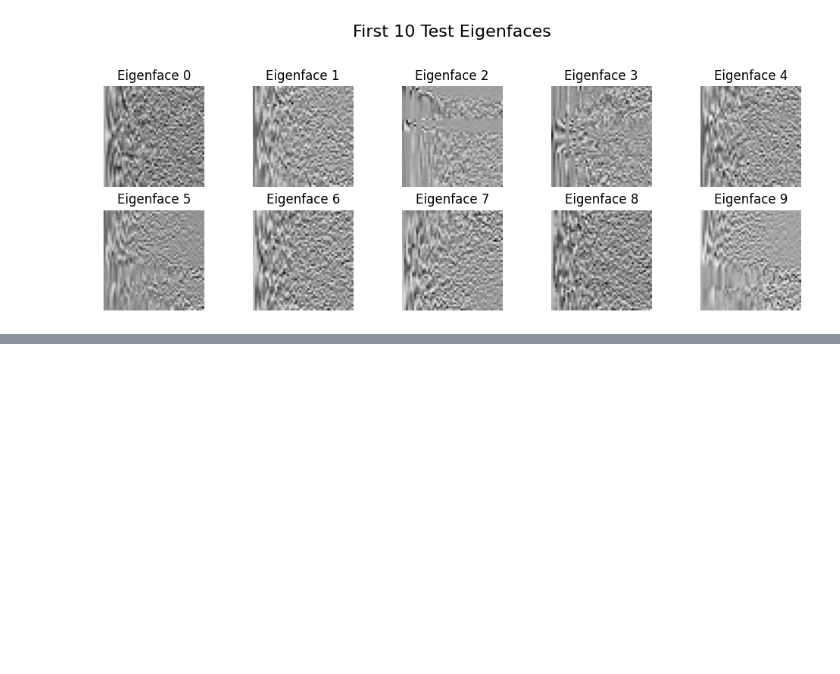
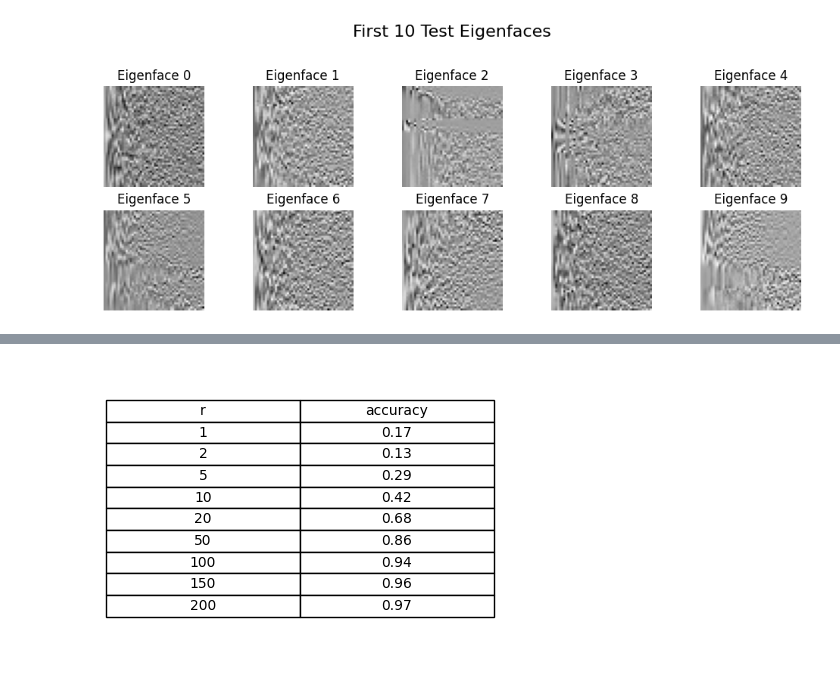
Before and after one commit to JiwonJJeong/CT-applied-machine-learning, a Jupyter notebook: hw-4/eigenface.ipynb, the cells around one changed output, grey strips where cells are left out. Saved outputs shown, nothing was run; the diff lists cells and outputs as text; code cells hidden in the pictures; blank space fills up the shorter version.

```diff
--- a/hw-4/eigenface.ipynb
+++ b/hw-4/eigenface.ipynb
@@ -125,0 +217,30 @@ plt.show()
+# %%
+import matplotlib.pyplot as plt
+
+# Code adapted from ChatGPT (OpenAI 2025)
+# Sort keys so rows appear in order
+keys = sorted(accs.keys())
+values = [accs[k] for k in keys]
+
+fig, ax = plt.subplots(figsize=(5, len(keys) * 0.4))
+ax.axis('off')
+
+# Build table data
+table_data = [["r", "accuracy"]]
+for k, v in zip(keys, values):
+    table_data.append([k, v])
+
+# Create table
+table = ax.table(
+    cellText=table_data,
+    loc='center',
+    cellLoc='center'
+)
+
+table.auto_set_font_size(False)
+table.set_fontsize(10)
+table.scale(1, 1.3)
+
+plt.show()
+# %% [output]
+[figure, added]
```
Also changed, not shown: parts of 13 cells of this notebook, 2 other files.
